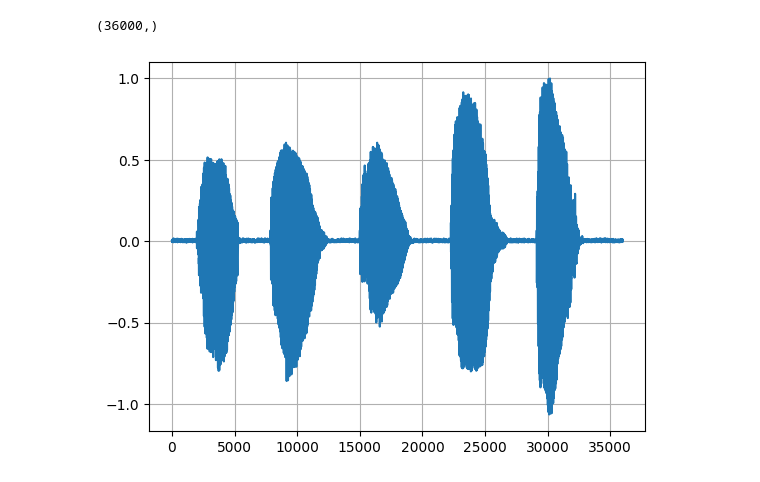
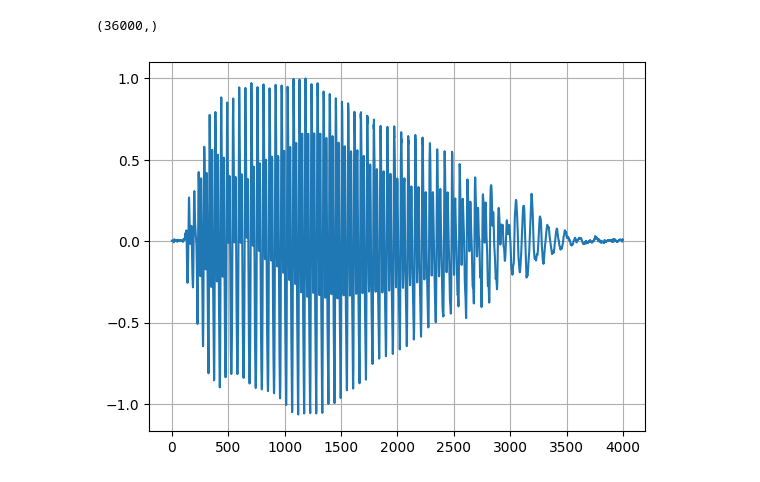
Before and after one commit to DayubMateo/PDS_2026_IIA, a Jupyter notebook: Unidad-2 PD Voz/PDS_TP_2_A.ipynb, the cells around one changed output. Saved outputs shown, nothing was run; the diff lists cells and outputs as text; code cells hidden in the pictures.

```diff
--- a/Unidad-2 PD Voz/PDS_TP_2_A.ipynb
+++ b/Unidad-2 PD Voz/PDS_TP_2_A.ipynb
@@ -41,8 +41,8 @@ data_int16 = np.int16(data * 32767)
 # guardar como WAV (ej: 44100 Hz)
 write("PDS_Datos_TP2/audio_aeiou_mas.wav", 8000, data_int16)
 # %%
-plt.plot(salida)
+plt.plot(salida[29000:33000])
 plt.grid()
 # %% [output]
-[figure, old version]
+[figure, new version]
 # %%
```
Also changed, not shown: parts of 12 cells of this notebook.
